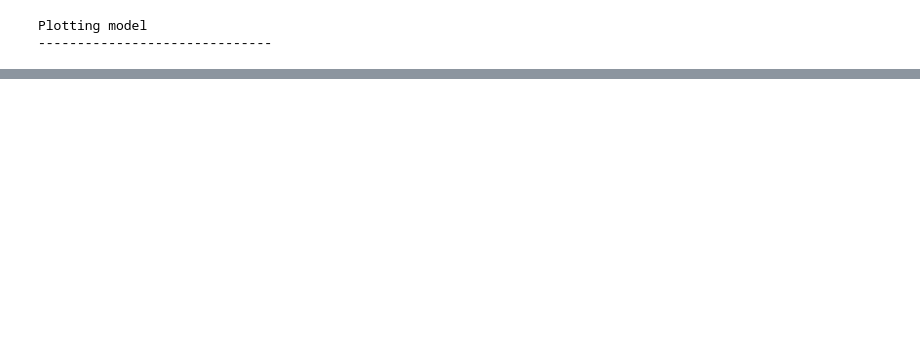
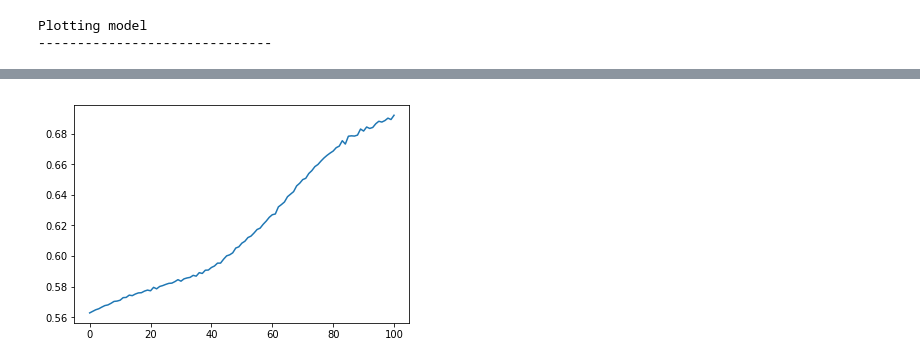
Before and after one commit to kaleaht/keras-fabrics, a Jupyter notebook: 2x9.ipynb, the cells around one changed output, grey strips where cells are left out. Drawn from its saved outputs; the diff is of its cells as text; code cells hidden in the pictures; blank space fills up the shorter version.

```diff
--- a/2x9.ipynb
+++ b/2x9.ipynb
@@ -68,0 +154,9 @@ plot_model_history(history)
+# %%
+history2 = fabric.model.fit_generator(
+                           train_generator,
+                           steps_per_epoch=30,
+                           epochs=1,
+                           verbose=1,
+                           validation_data=v_generator,
+                           validation_steps=10,
+                           shuffle=True)
@@ -68,0 +166,9 @@ plot_model_history(history)
+# %%
+history3 = fabric.model.fit_generator(
+                           train_generator,
+                           steps_per_epoch=30,
+                           epochs=20,
+                           verbose=1,
+                           validation_data=v_generator,
+                           validation_steps=10,
+                           shuffle=True)
@@ -68,0 +193,9 @@ plot_model_history(history)
+# %%
+history4 = fabric.model.fit_generator(
+                           train_generator,
+                           steps_per_epoch=30,
+                           epochs=20,
+                           verbose=1,
+                           validation_data=v_generator,
+                           validation_steps=10,
+                           shuffle=True)
@@ -70,0 +222,5 @@ fabric.model.save('trained_models/2x9.h5')
+# %%
+plt.plot(np.concatenate([history.history['acc'], history2.history['acc'], history3.history['acc'], history4.history['acc']]))
+plt.show()
+# %% [output]
+[figure, added]
```
Also changed, not shown: parts of 13 cells of this notebook.
